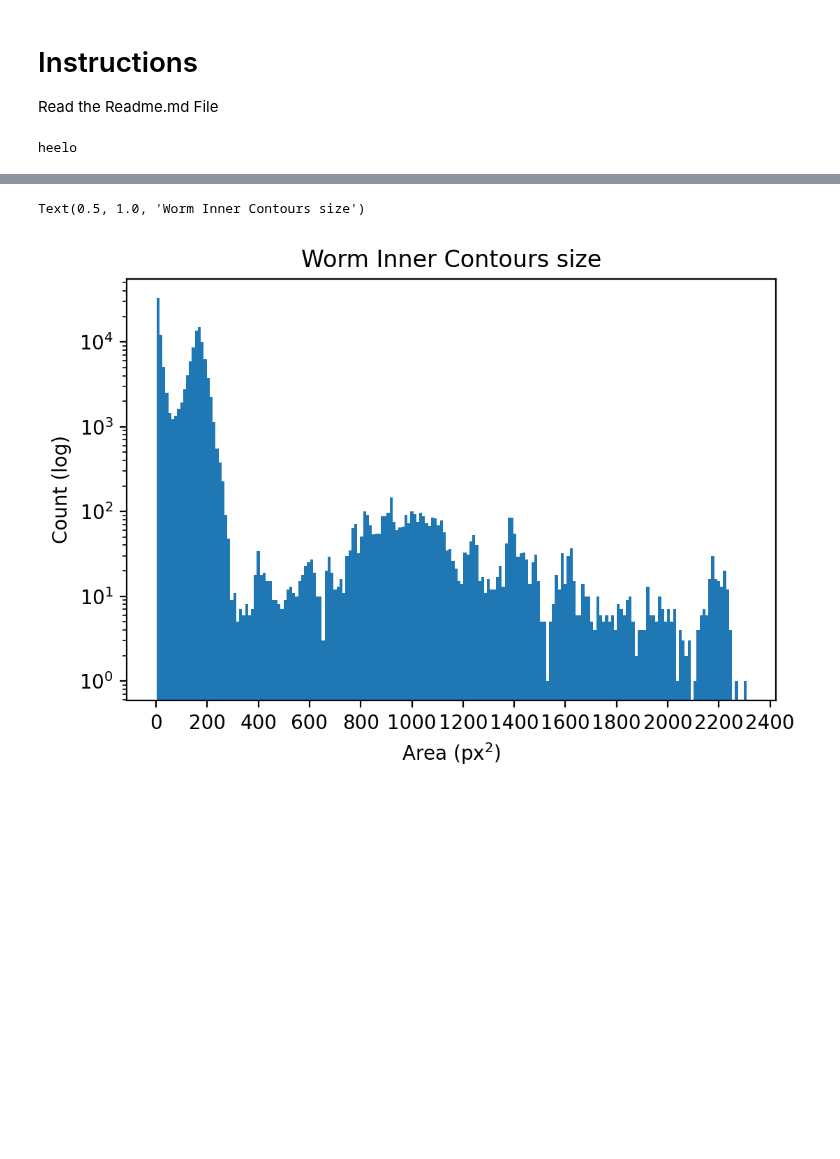
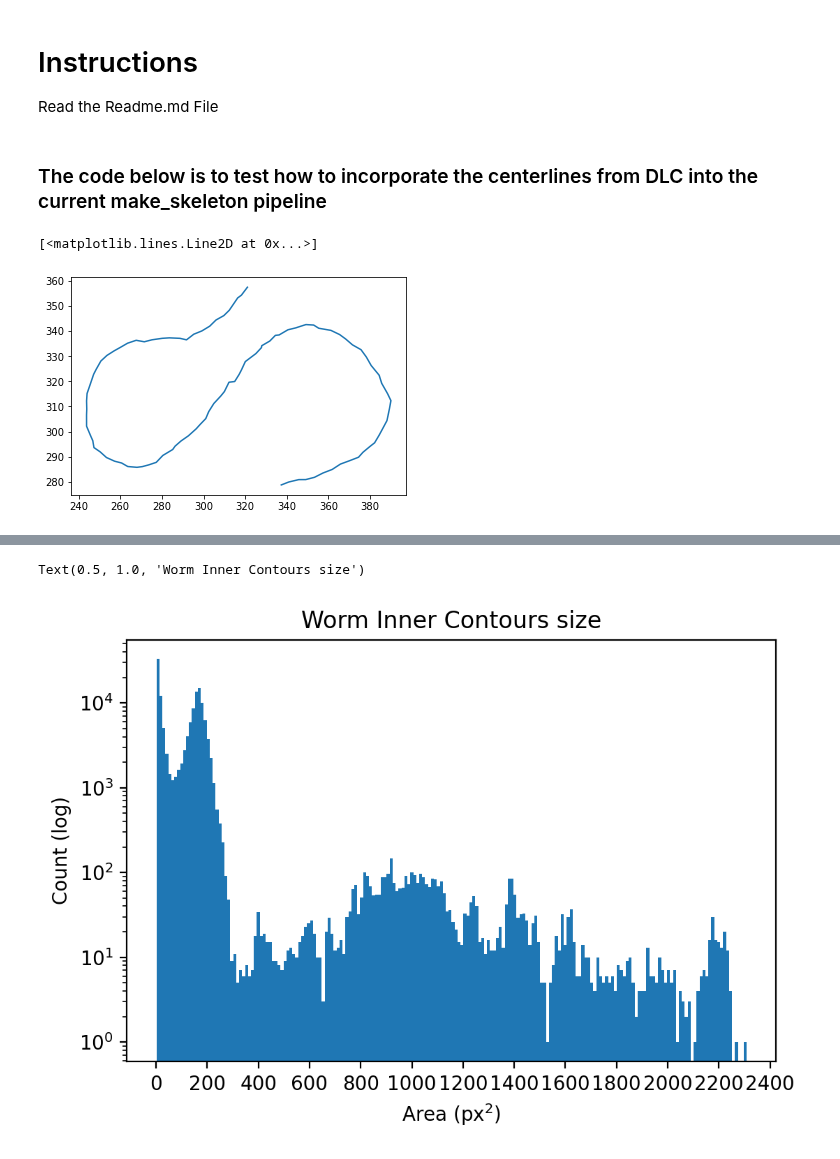
Before and after one commit to leonkontorovich/centerline_behavior_annotation, a Jupyter notebook: centerline/dev/Skeleton_cluster.ipynb, the cells around one changed output, grey strips where cells are left out. Saved outputs shown, nothing was run; the diff lists cells and outputs as text; code cells hidden in the pictures; blank space fills up the shorter version.

Commit message:
writting code to have skeleton with the use of DLC centerline

```diff
--- a/centerline/dev/Skeleton_cluster.ipynb
+++ b/centerline/dev/Skeleton_cluster.ipynb
@@ -35,4 +39,10 @@ import scipy.fftpack
-# %%
-print('heelo')
-# %% [output]
-heelo
+# %% [markdown]
+### The code below is to test how to incorporate the centerlines from DLC into the current make_skeleton pipeline
+# %%
+x=df_centerline.loc[0]['DLC_resnet50_OT_Ulises_20201017Oct17shuffle1_340000',:,'x'].values
+y=df_centerline.loc[0]['DLC_resnet50_OT_Ulises_20201017Oct17shuffle1_340000',:,'y'].values
+# %%
+plt.plot(x,y)
+# %% [output]
+[<matplotlib.lines.Line2D at 0x...>]
+[figure, added]
```
Also changed, not shown: parts of 20 cells of this notebook.
